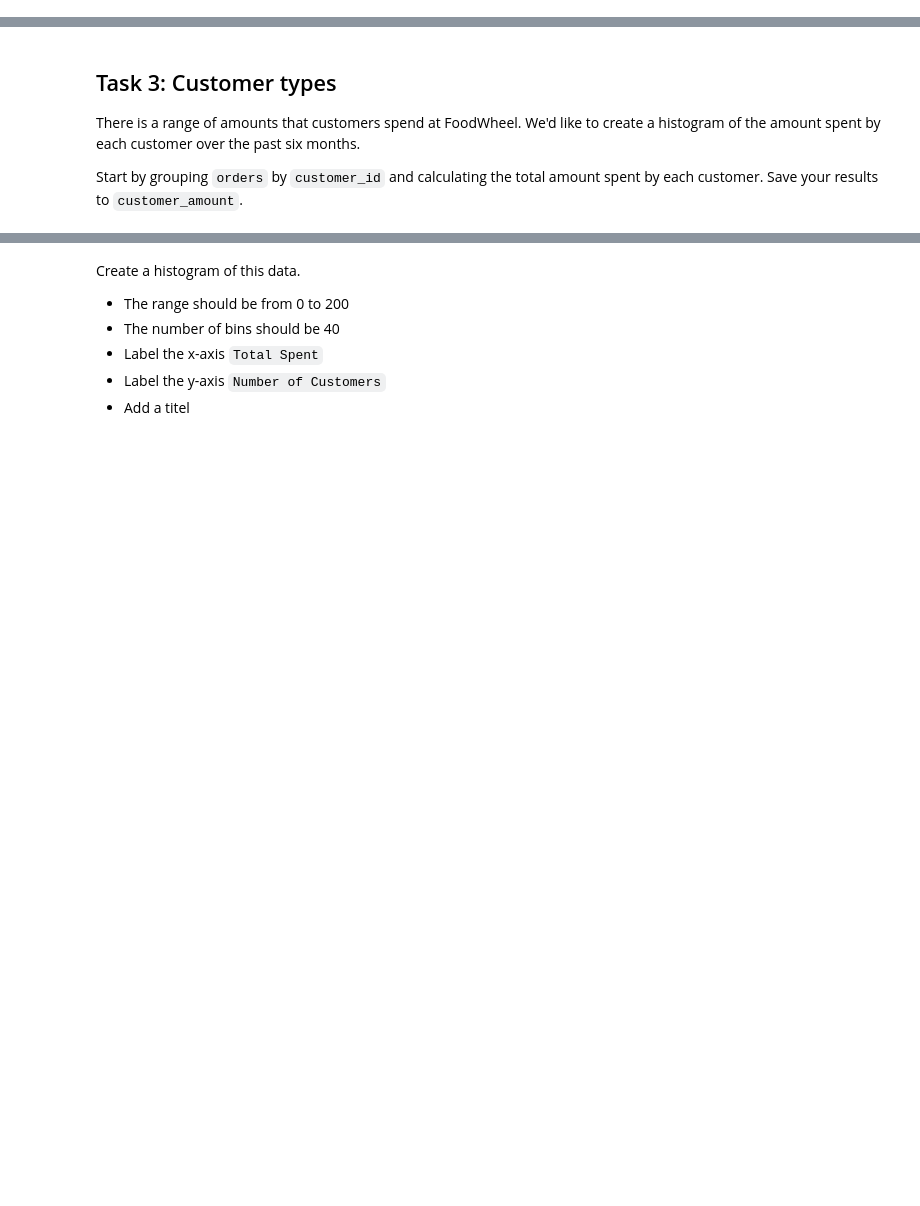
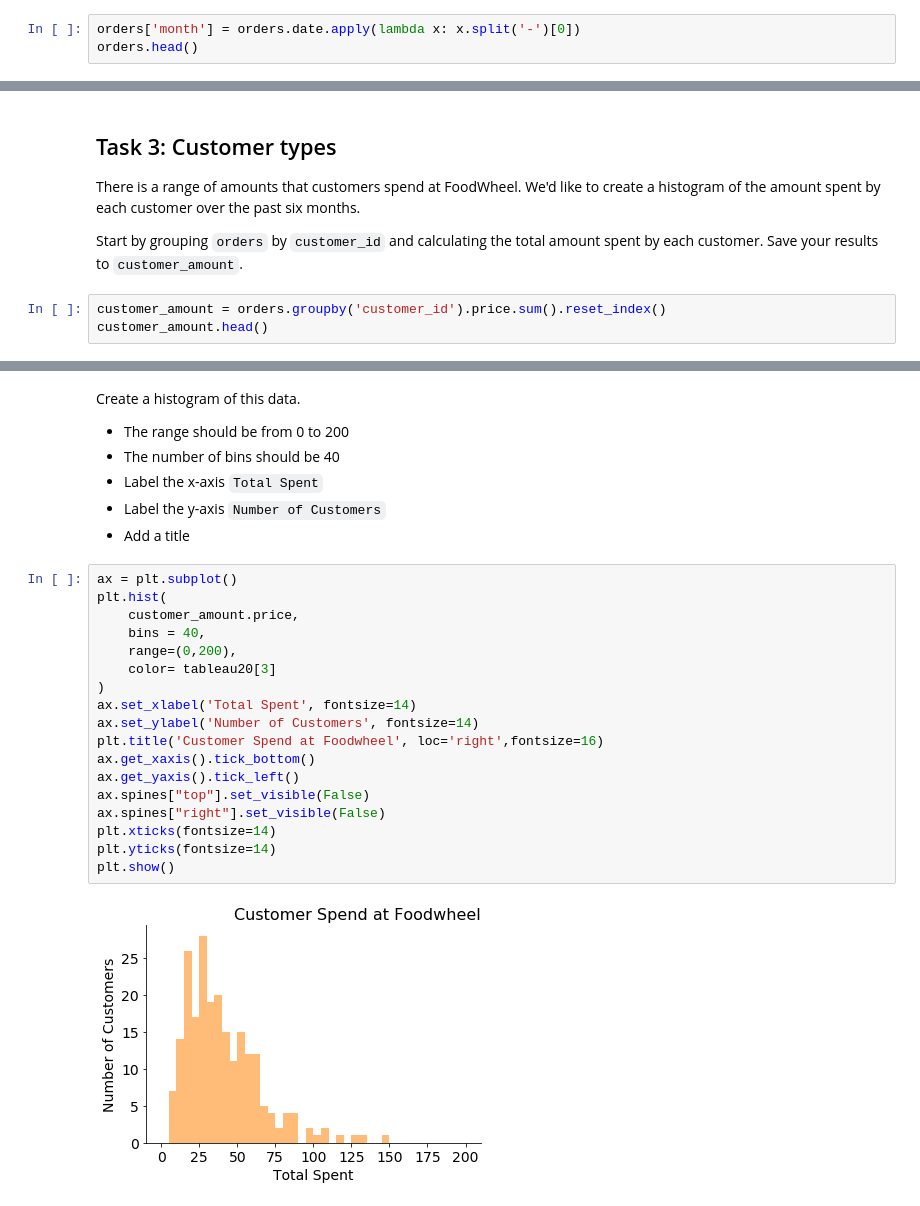
Before and after one commit to kaumaron/Data_Science, a Jupyter notebook: Codecademy_IDA/foodwheel/foodwheel.ipynb, the cells around one changed output, grey strips where cells are left out. Saved outputs shown, nothing was run; the diff lists cells and outputs as text; blank space fills up the shorter version.

```diff
--- a/Codecademy_IDA/foodwheel/foodwheel.ipynb
+++ b/Codecademy_IDA/foodwheel/foodwheel.ipynb
@@ -76,3 +108,6 @@ Examine the first few rows of `orders` using `head`.
 Create a new column in `order` called `month` that contains the month that the order was placed.
 
 Hint: The function `split` will split a string on a character.  For instance, if `mydate` is the string `9-26-2017`, then `mydate.split('-')` would return the list `['9', '26', '2017']`.  `mydate.split('-')[0]` would return `'9'`.
+# %%
+orders['month'] = orders.date.apply(lambda x: x.split('-')[0])
+orders.head()
@@ -93,3 +197,6 @@ Create a bar chart to share this data.
 There is a range of amounts that customers spend at FoodWheel.  We'd like to create a histogram of the amount spent by each customer over the past six months.
 
 Start by grouping `orders` by `customer_id` and calculating the total amount spent by each customer.  Save your results to `customer_amount`.
+# %%
+customer_amount = orders.groupby('customer_id').price.sum().reset_index()
+customer_amount.head()
@@ -99,4 +213,24 @@ Create a histogram of this data.
 - The number of bins should be 40
 - Label the x-axis `Total Spent`
 - Label the y-axis `Number of Customers`
-- Add a titel
+- Add a title
+# %%
+ax = plt.subplot()
+plt.hist(
+    customer_amount.price,
+    bins = 40,
+    range=(0,200),
+    color= tableau20[3]
+)
+ax.set_xlabel('Total Spent', fontsize=14)
+ax.set_ylabel('Number of Customers', fontsize=14)
+plt.title('Customer Spend at Foodwheel', loc='right',fontsize=16)
+ax.get_xaxis().tick_bottom()
+ax.get_yaxis().tick_left()
+ax.spines["top"].set_visible(False)
+ax.spines["right"].set_visible(False)
+plt.xticks(fontsize=14)
+plt.yticks(fontsize=14)
+plt.show()
+# %% [output]
+[figure, added]
```
Also changed, not shown: parts of 11 cells of this notebook.
